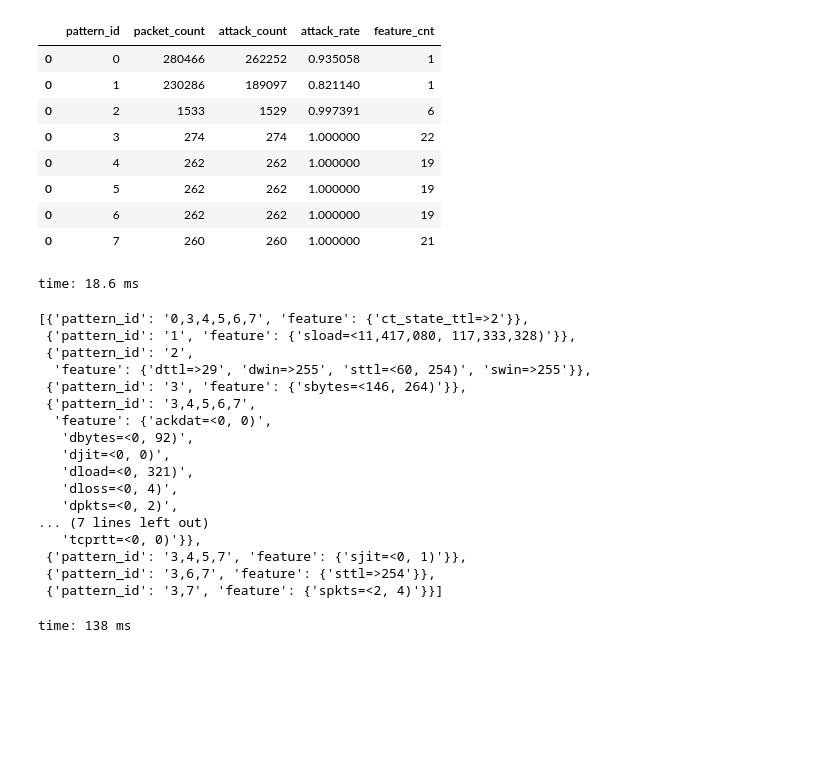
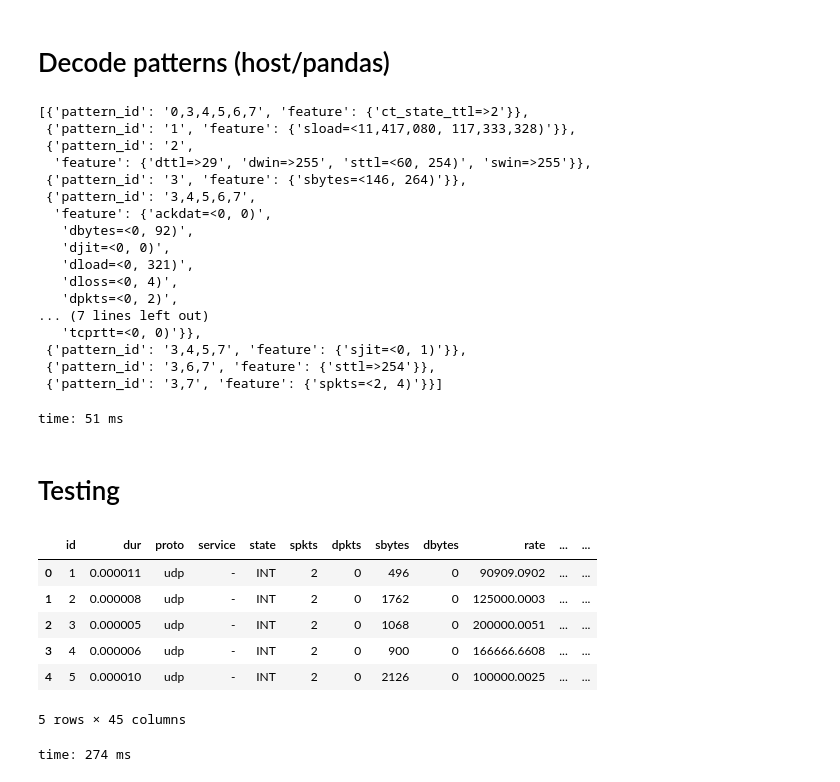
Before and after one commit to drabastomek/GTC, a Jupyter notebook: DC_2019/codes/GTC_DC_2019_Cyber.ipynb, the cells around one changed output. Cells and saved outputs as stored; diff of their text form; code cells hidden in the pictures; blank space fills up the shorter version.

Commit message:
Working pattern mining. Moving to testing

```diff
--- a/DC_2019/codes/GTC_DC_2019_Cyber.ipynb
+++ b/DC_2019/codes/GTC_DC_2019_Cyber.ipynb
@@ -80,12 +83,12 @@ to_keep = [
       'dur', 'proto', 'service', 'state', 'spkts', 'dpkts', 'sbytes', 'dbytes'
     , 'sttl', 'dttl', 'sload', 'dload', 'sloss', 'dloss'
     , 'sjit', 'djit', 'swin', 'stcpb', 'dtcpb', 'dwin', 'tcprtt', 'synack', 'ackdat'
-    , 'ct_srv_src', 'ct_state_ttl'
-    , 'ct_src_dport_ltm', 'ct_dst_sport_ltm', 'ct_dst_src_ltm'
-    , 'ct_srv_dst'
-    , 'label']
+    , 'ct_srv_src', 'ct_state_ttl', 'ct_src_dport_ltm', 'ct_dst_sport_ltm', 'ct_dst_src_ltm'
+    , 'ct_srv_dst', 'attack_cat', 'label']
 
 df = df[to_keep].reset_index(drop=True).reset_index()
 df = df.rename({'index': 'id'})
 df['id'] = df['id'].astype('int32')
+df['attack_cat'] = df['attack_cat'].fillna('Normal')
+df['attack_cat'] = df['attack_cat'].str.replace(' ', '')
 # %% [output]
@@ -131,9 +138,9 @@ time: 2.55 s
 # %%
-qqq = []
+quantiles = []
 
 for q in quantiles_list:
     if q['index'] not in ['id', 'label']:
         elements = list(q.items())
         quants = sorted(list(set([0.0] + [e[1] for e in elements[1:]])))
-        qqq.append((elements[0][1], quants))
+        quantiles.append((elements[0][1], quants))
 # %% [output]
@@ -152,4 +179,0 @@ time: 30.7 ms
-# %%
-quantized = [e[0] for e in qqq] + ['attack_cat', 'label']
-df_binned = df[[e for e in list(df.columns) if e not in quantized] + ['label']]
-del df
@@ -294,16 +359,5 @@ time: 41 ms
-# %%
-stats
-# %% [output]
-|  | pattern_id | packet_count | attack_count | attack_rate | feature_cnt |
-| 0 | 0 | 280466 | 262252 | 0.935058 | 1 |
-| 0 | 1 | 230286 | 189097 | 0.821140 | 1 |
-| 0 | 2 | 1533 | 1529 | 0.997391 | 6 |
-| 0 | 3 | 274 | 274 | 1.000000 | 22 |
-| 0 | 4 | 262 | 262 | 1.000000 | 19 |
-| 0 | 5 | 262 | 262 | 1.000000 | 19 |
-| 0 | 6 | 262 | 262 | 1.000000 | 19 |
-| 0 | 7 | 260 | 260 | 1.000000 | 21 |
-time: 18.6 ms
+# %% [markdown]
+# Decode patterns (host/pandas)
 # %%
 def to_set(x):
     return set(x)
@@ -317,9 +371,10 @@ def ranges(bin_no, bins):
     else:
         return '<{0:,.0f}, {1:,.0f})'.format(bins[bin_no-1], bins[bin_no])
 
-quantile_bins = pd.DataFrame(qqq, columns=['feat', 'bins'])
+quantile_bins = pd.DataFrame(quantiles, columns=['feat', 'bins'])
+patterns_rec = patterns.merge(feature_encoding, on='feature_enc')
 
-patterns_host = patterns.to_pandas()
+patterns_host = patterns_rec[['pattern_id', 'feature']].to_pandas()
 patterns_host['feat']    = patterns_host.apply(lambda row: row['feature'].split('='), axis = 1)
 patterns_host['bin']     = patterns_host.apply(lambda row: row['feat'][1], axis = 1)
 patterns_host['feat']    = patterns_host.apply(lambda row: row['feat'][0][:-4], axis = 1)
@@ -351,4 +406,46 @@ patterns_host_agg.to_dict('records')
  {'pattern_id': '3,4,5,7', 'feature': {'sjit=<0, 1)'}},
  {'pattern_id': '3,6,7', 'feature': {'sttl=>254'}},
  {'pattern_id': '3,7', 'feature': {'spkts=<2, 4)'}}]
-time: 138 ms
+time: 51 ms
+# %% [markdown]
+# Testing
+# %%
+### LOAD THE DATA
+testing = cudf.read_csv('../data/features/UNSW_NB15_testing-set.csv')
+
+### ENCODE QUANTILES
+testing_binned = encode_quantiles(testing, quantiles)
+
+for col in carry_over_cols:
+    testing_binned[col] = testing[col]
+
+testing_binned = testing_binned.reset_index().rename({'index': 'id'})
+
+### ENCODE CATEGORICAL
+cols_to_encode = ['proto', 'service', 'state']
+
+for col in cols_to_encode:
+    le = encoders[col]
+    testing_binned[col] = testing_binned[col].astype('category')
+    testing_binned[col + '_enc'] = le.transform(testing_binned[col])
+
+    encoders[col] = le
+
+cols_reordered = [c for c in testing_binned.columns if c not in cols_to_encode + ['label']] + ['label']
+testing_binned = testing_binned[cols_reordered]
+
+### ENCODE ATTACK CAT
+testing_binned = testing_binned.merge(attack_categories, on='attack_cat')
+testing_binned = testing_binned.drop('attack_cat')
+testing_binned.head()
+
+del testing     ### RELEASE THE MEMORY
+# %% [output]
+|  | ﻿id | dur | proto | service | state | spkts | dpkts | sbytes | dbytes | rate | ... | ... |
+| 0 | 1 | 0.000011 | udp | - | INT | 2 | 0 | 496 | 0 | 90909.0902 | ... | ... |
+| 1 | 2 | 0.000008 | udp | - | INT | 2 | 0 | 1762 | 0 | 125000.0003 | ... | ... |
+| 2 | 3 | 0.000005 | udp | - | INT | 2 | 0 | 1068 | 0 | 200000.0051 | ... | ... |
+| 3 | 4 | 0.000006 | udp | - | INT | 2 | 0 | 900 | 0 | 166666.6608 | ... | ... |
+| 4 | 5 | 0.000010 | udp | - | INT | 2 | 0 | 2126 | 0 | 100000.0025 | ... | ... |
+5 rows × 45 columns
+time: 274 ms
```
Also changed, not shown: parts of 33 cells of this notebook.
